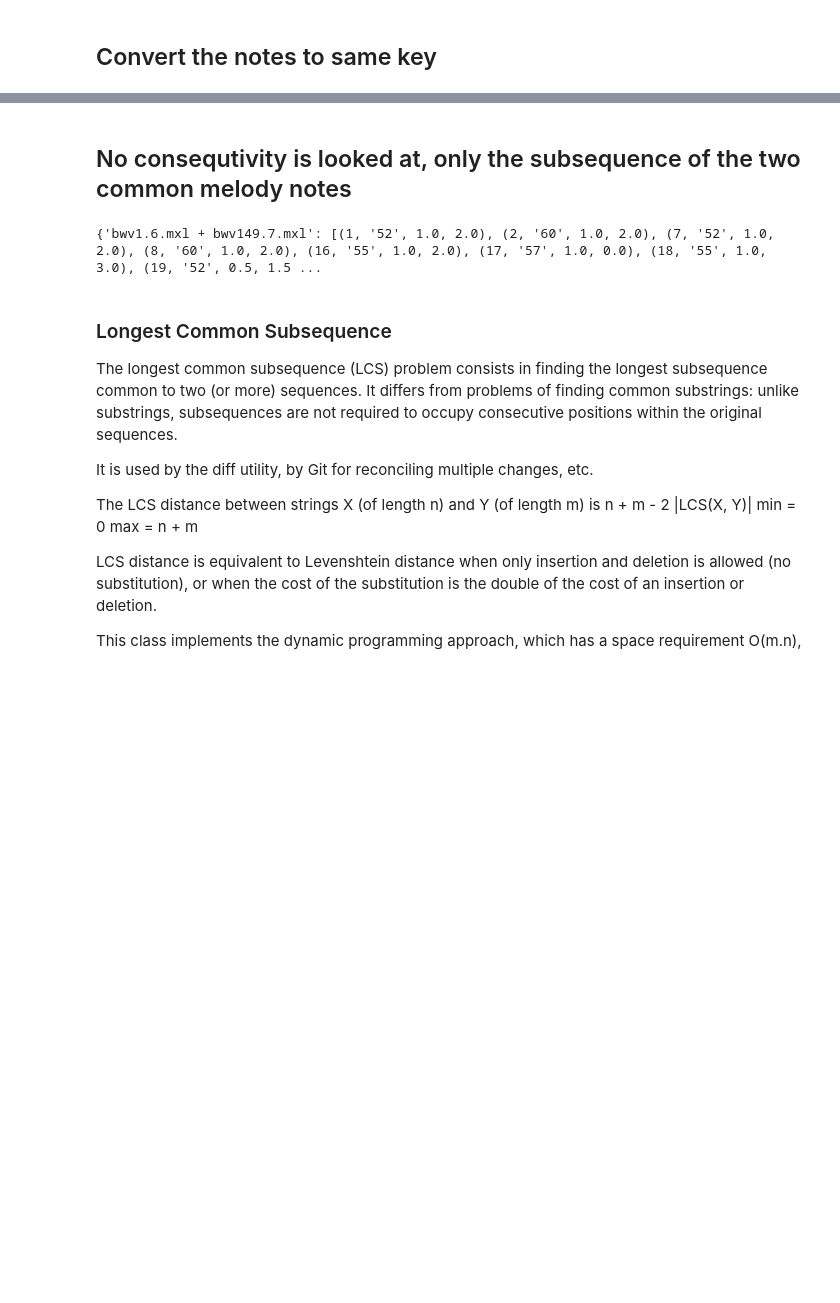
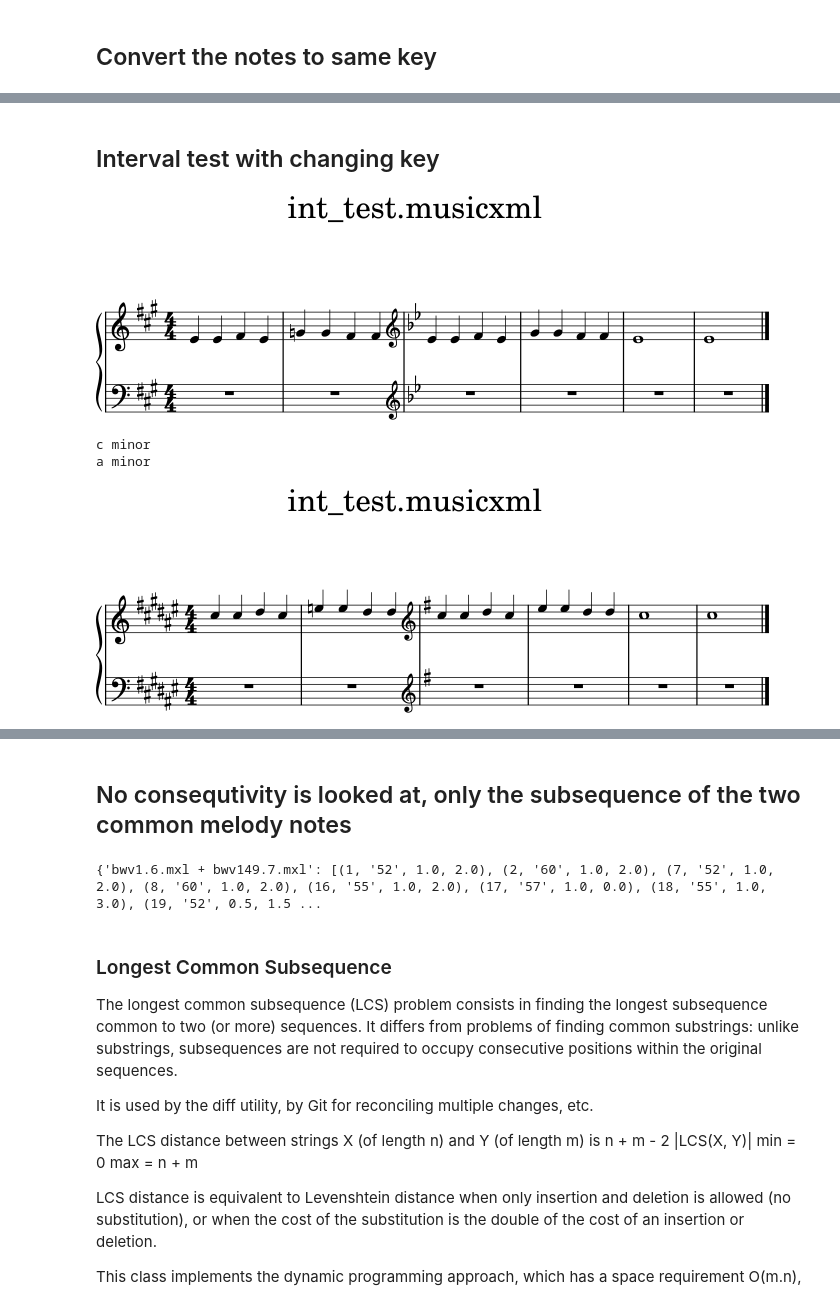
Before and after one commit to LudvigL123/digital_sheet_music_analysis, a Jupyter notebook: analyzer draft.ipynb, the cells around one changed output, grey strips where cells are left out. Saved outputs shown, nothing was run; the diff lists cells and outputs as text; code cells hidden in the pictures; blank space fills up the shorter version.

```diff
--- a/analyzer draft.ipynb
+++ b/analyzer draft.ipynb
@@ -690,0 +783,31 @@ df_base
+# %% [markdown]
+## Interval test with changing key
+# %%
+c5 = converter.parse(r'C:\Users\Lleis\Documents\SCHOOL\digimagister\digital_sheet_music_analysis\musicxml notes\int_test.musicxml')
+partStream2 = c5.parts.stream()
+note_info2= gather_part_info(partStream2, 'int', 2)
+
+#Add first note to the dataframe to create it
+df_test = pd.DataFrame(note_info2)
+
+c5.show()
+
+print(c5.analyze('key'))
+c5New = key_change_to_base(c5)
+
+print(c5New.analyze('key'))
+partStream3 = c5New.parts.stream()
+idx = df_test['note_id'].iloc[-1]
+
+note_info3= gather_part_info(partStream3, 'int_changed', idx+1)
+df_new = pd.DataFrame(note_info3)
+
+df_test= df_test.append(df_new, ignore_index = True)
+
+
+c5New.show()
+# %% [output]
+[figure, added]
+c minor
+a minor
+[figure, added]
```
Also changed, not shown: parts of 20 cells of this notebook, 3 other files.
